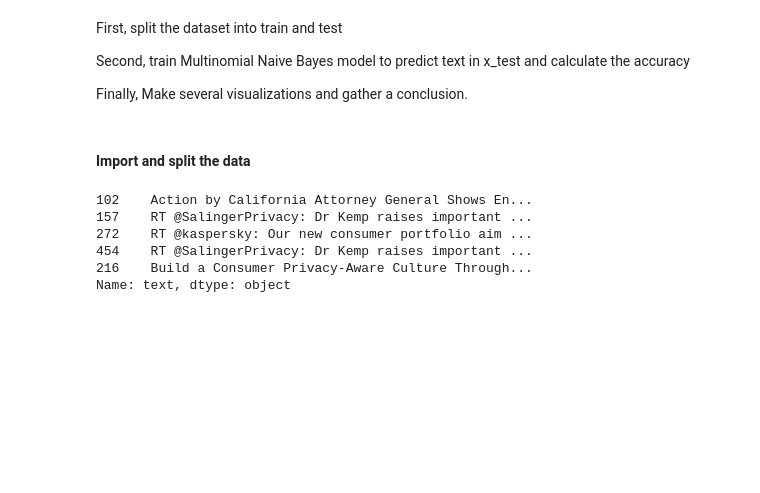
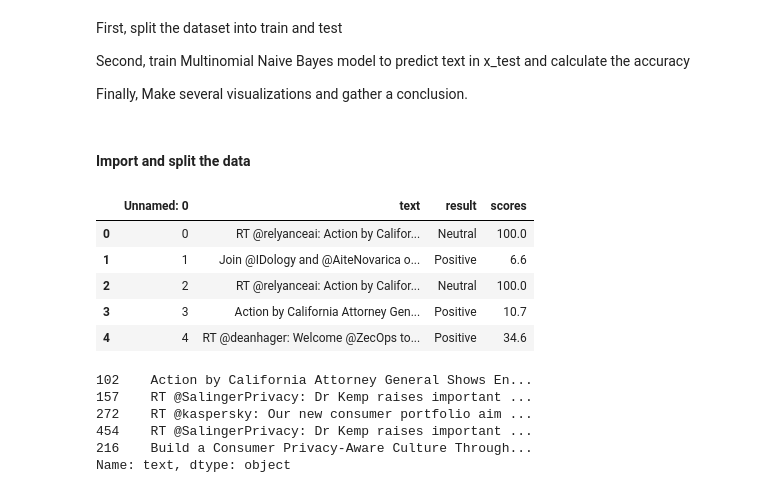
Before and after one commit to anly501/anly-501-project-YilinYang2000, a Jupyter notebook: codes/03-data-exploring/Naive-Bayes-in-Python.ipynb, the cells around one changed output. Drawn from its saved outputs; the diff is of its cells as text; code cells hidden in the pictures; blank space fills up the shorter version.

```diff
--- a/codes/03-data-exploring/Naive-Bayes-in-Python.ipynb
+++ b/codes/03-data-exploring/Naive-Bayes-in-Python.ipynb
@@ -29,6 +29,15 @@ import matplotlib.pyplot as plt
 # %%
 tweettext = pd.read_csv("/Users/yangyilin/Desktop/anly-501-project-YilinYang2000-1/data/00-raw-data/pytweetresult.csv")
 x_train,x_test,y_train,y_test=train_test_split(tweettext['text'],tweettext['result'],test_size=0.2)
+# %%
+tweettext.head()
+# %% [output]
+|  | Unnamed: 0 | text | result | scores |
+| 0 | 0 | RT @relyanceai: Action by Califor... | Neutral | 100.0 |
+| 1 | 1 | Join @IDology and @AiteNovarica o... | Positive | 6.6 |
+| 2 | 2 | RT @relyanceai: Action by Califor... | Neutral | 100.0 |
+| 3 | 3 | Action by California Attorney Gen... | Positive | 10.7 |
+| 4 | 4 | RT @deanhager: Welcome @ZecOps to... | Positive | 34.6 |
 # %%
 Encoder = LabelEncoder()
 Y_train = Encoder.fit_transform(y_train) #Transform Y_train, Y_test value into 0,1,2
```
Also changed, not shown: 1 other file.
